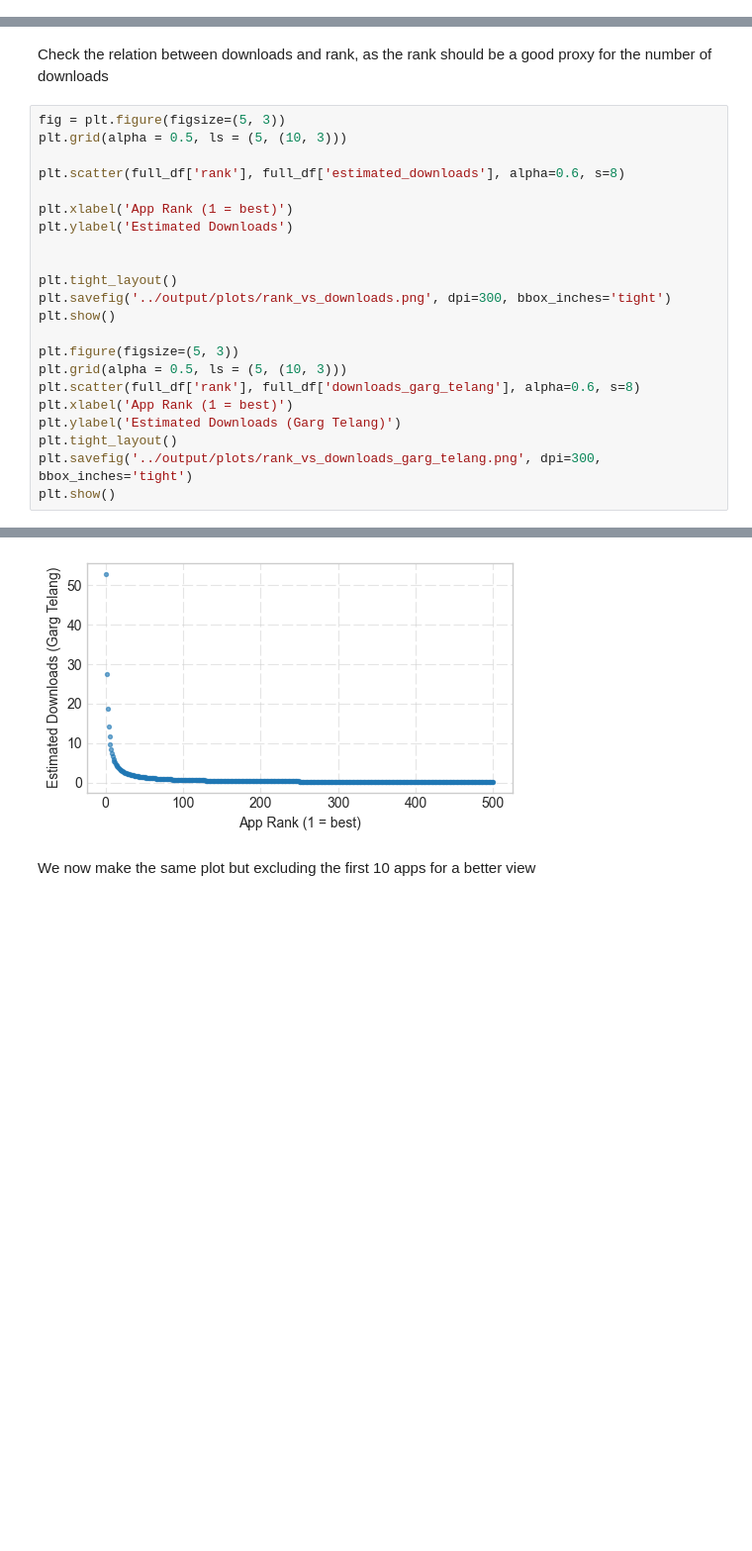
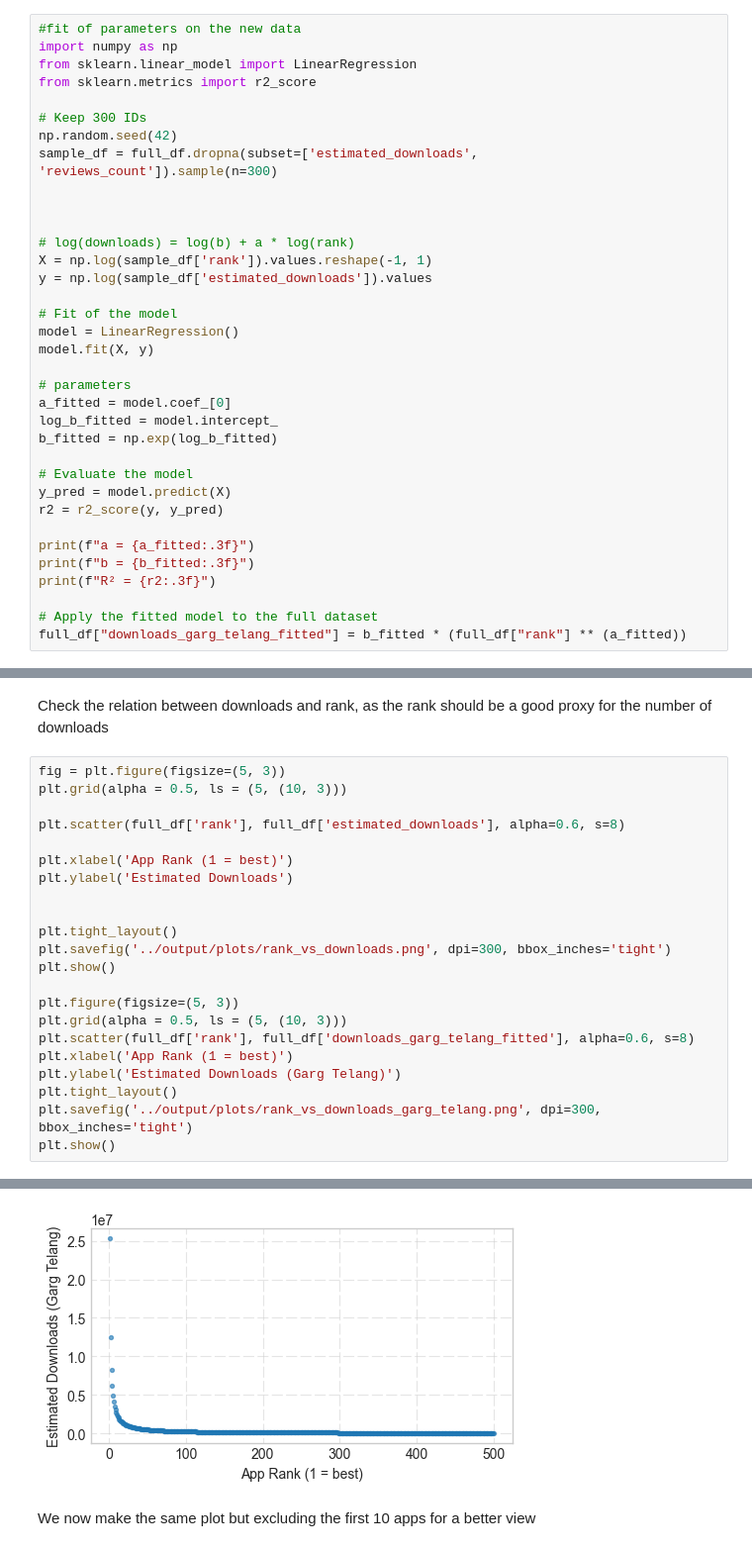
Before and after one commit to guidomagnani/empirical-IO-ps, a Jupyter notebook: src/Code.ipynb, the cells around one changed output, grey strips where cells are left out. Shown at 99% size. Saved outputs shown, nothing was run; the diff lists cells and outputs as text; blank space fills up the shorter version.

Commit message:
add fit for Garg Telang

```diff
--- a/src/Code.ipynb
+++ b/src/Code.ipynb
@@ -82,3 +82,38 @@ full_df["estimated_downloads"] = full_df["reviews_count"] * 20
 a = 0.944
 b = 52.958
 full_df["downloads_garg_telang"] = b*(full_df["rank"]**(-a))
+# %%
+#fit of parameters on the new data
+import numpy as np
+from sklearn.linear_model import LinearRegression
+from sklearn.metrics import r2_score
+
+# Keep 300 IDs
+np.random.seed(42)
+sample_df = full_df.dropna(subset=['estimated_downloads', 'reviews_count']).sample(n=300)
+
+
+
+# log(downloads) = log(b) + a * log(rank)
+X = np.log(sample_df['rank']).values.reshape(-1, 1)
+y = np.log(sample_df['estimated_downloads']).values
+
+# Fit of the model
+model = LinearRegression()
+model.fit(X, y)
+
+# parameters
+a_fitted = model.coef_[0]
+log_b_fitted = model.intercept_
+b_fitted = np.exp(log_b_fitted)
+
+# Evaluate the model
+y_pred = model.predict(X)
+r2 = r2_score(y, y_pred)
+
+print(f"a = {a_fitted:.3f}")
+print(f"b = {b_fitted:.3f}")
+print(f"R² = {r2:.3f}")
+
+# Apply the fitted model to the full dataset
+full_df["downloads_garg_telang_fitted"] = b_fitted * (full_df["rank"] ** (a_fitted))
@@ -87,28 +171,28 @@ Check the relation between downloads and rank, as the rank should be a good prox
 # %%
 fig = plt.figure(figsize=(5, 3))
 plt.grid(alpha = 0.5, ls = (5, (10, 3)))
 
 plt.scatter(full_df['rank'], full_df['estimated_downloads'], alpha=0.6, s=8)
 
 plt.xlabel('App Rank (1 = best)')
 plt.ylabel('Estimated Downloads')
 
 
 plt.tight_layout()
 plt.savefig('../output/plots/rank_vs_downloads.png', dpi=300, bbox_inches='tight')
 plt.show()
 
 plt.figure(figsize=(5, 3))
 plt.grid(alpha = 0.5, ls = (5, (10, 3)))
-plt.scatter(full_df['rank'], full_df['downloads_garg_telang'], alpha=0.6, s=8)
+plt.scatter(full_df['rank'], full_df['downloads_garg_telang_fitted'], alpha=0.6, s=8)
 plt.xlabel('App Rank (1 = best)')
 plt.ylabel('Estimated Downloads (Garg Telang)')
 plt.tight_layout()
 plt.savefig('../output/plots/rank_vs_downloads_garg_telang.png', dpi=300, bbox_inches='tight')
 plt.show()
 # %% [output]
 [figure]
-[figure, old version]
+[figure, new version]
 # %% [markdown]
 We now make the same plot but excluding the first 10 apps for a better view
 # %%
```
Also changed, not shown: parts of 2 cells of this notebook, 4 other files.
